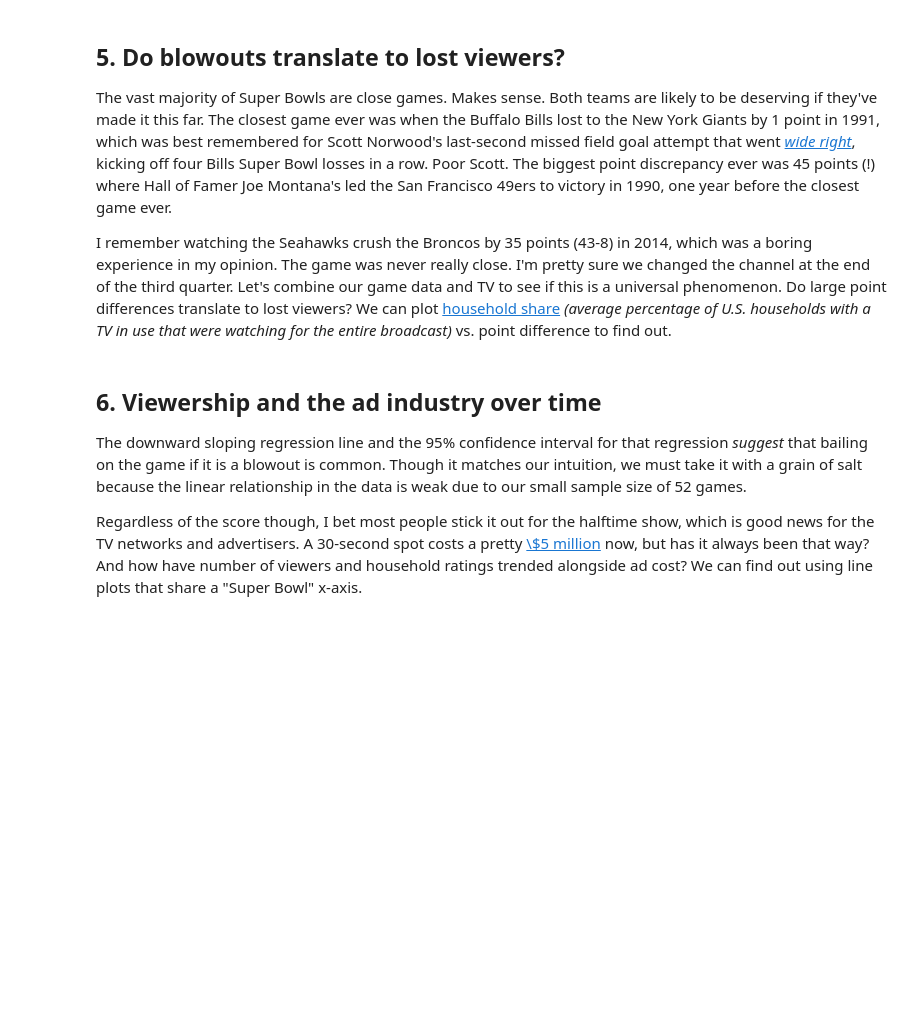
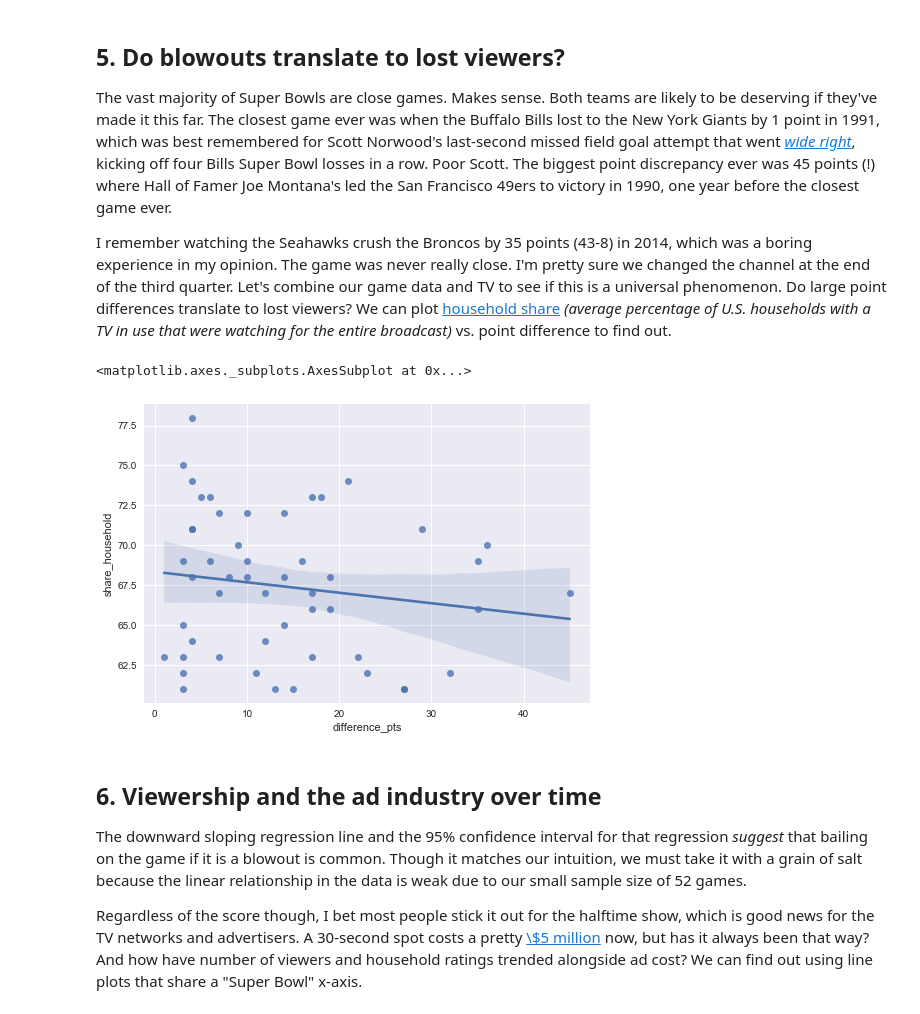
Before and after one commit to lilianngweta/superbowl-project, a Jupyter notebook: notebook.ipynb, the cells around one changed output. Drawn from its saved outputs; the diff is of its cells as text; code cells hidden in the pictures; blank space fills up the shorter version.

Commit message:
Created a scatter plot to determine if large point differences translate to lost viewers

```diff
--- a/notebook.ipynb
+++ b/notebook.ipynb
@@ -139,14 +139,17 @@ display(super_bowls[super_bowls.difference_pts >= 33])
 <p>The vast majority of Super Bowls are close games. Makes sense. Both teams are likely to be deserving if they've made it this far. The closest game ever was when the Buffalo Bills lost to the New York Giants by 1 point in 1991, which was  best remembered for Scott Norwood's last-second missed field goal attempt that went <em><a href="https://www.youtube.com/watch?v=RPFZCGgjDSg">wide right</a></em>, kicking off four Bills Super Bowl losses in a row. Poor Scott. The biggest point discrepancy ever was 45 points (!) where Hall of Famer Joe Montana's led the San Francisco 49ers to victory in 1990, one year before the closest game ever.</p>
 <p>I remember watching the Seahawks crush the Broncos by 35 points (43-8) in 2014, which was a boring experience in my opinion. The game was never really close. I'm pretty sure we changed the channel at the end of the third quarter. Let's combine our game data and TV to see if this is a universal phenomenon. Do large point differences translate to lost viewers? We can plot <a href="https://en.wikipedia.org/wiki/Nielsen_ratings">household share</a> <em>(average percentage of U.S. households with a TV in use that were watching for the entire broadcast)</em> vs. point difference to find out.</p>
 # %%
-# Join game and TV data, filtering out SB I because it was split over two networks
+#Join game and TV data, filtering out SB I (first super bowl) because it was split over two networks
 games_tv = pd.merge(tv[tv['super_bowl'] > 1], super_bowls, on='super_bowl')
 
 # Import seaborn
-# ... YOUR CODE FOR TASK 5 ...
+import seaborn as sns
 
 # Create a scatter plot with a linear regression model fit
-sns.regplot(x=..., y=..., data=games_tv)
+sns.regplot(x=games_tv.difference_pts, y=games_tv.share_household, data=games_tv)
+# %% [output]
+<matplotlib.axes._subplots.AxesSubplot at 0x...>
+[figure, added]
 # %% [markdown]
 ## 6. Viewership and the ad industry over time
 <p>The downward sloping regression line and the 95% confidence interval for that regression <em>suggest</em> that bailing on the game if it is a blowout is common. Though it matches our intuition, we must take it with a grain of salt because the linear relationship in the data is weak due to our small sample size of 52 games.</p>
```
